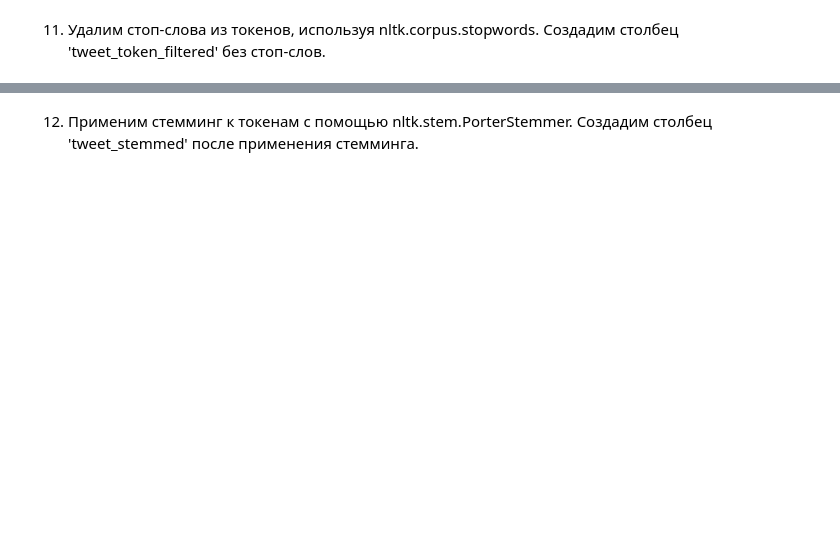
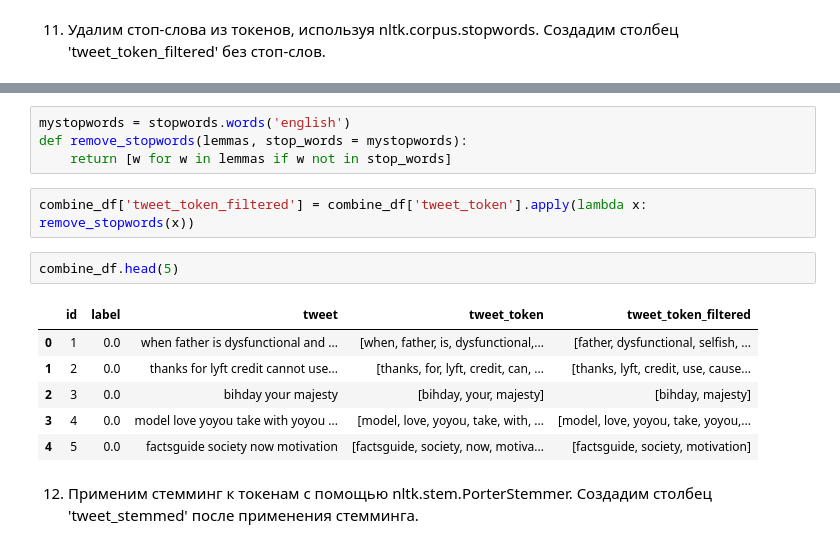
Before and after one commit to djo1006/Introduction-to-Natural-Language-Processing, a Jupyter notebook: hw_les_1/hw_lesson_1.ipynb, the cells around one changed output, grey strips where cells are left out. Saved outputs shown, nothing was run; the diff lists cells and outputs as text; blank space fills up the shorter version.

```diff
--- a/hw_les_1/hw_lesson_1.ipynb
+++ b/hw_les_1/hw_lesson_1.ipynb
@@ -415,2 +451,17 @@ combine_df.loc[5]["tweet"]
+# %%
+mystopwords = stopwords.words('english')
+def remove_stopwords(lemmas, stop_words = mystopwords):
+    return [w for w in lemmas if w not in stop_words]
+# %%
+combine_df['tweet_token_filtered'] = combine_df['tweet_token'].apply(lambda x: remove_stopwords(x))
+# %%
+combine_df.head(5)
+# %% [output]
+|  | id | label | tweet | tweet_token | tweet_token_filtered |
+| 0 | 1 | 0.0 | when father is dysfunctional and ... | [when, father, is, dysfunctional,... | [father, dysfunctional, selfish, ... |
+| 1 | 2 | 0.0 | thanks for lyft credit cannot use... | [thanks, for, lyft, credit, can, ... | [thanks, lyft, credit, use, cause... |
+| 2 | 3 | 0.0 | bihday your majesty | [bihday, your, majesty] | [bihday, majesty] |
+| 3 | 4 | 0.0 | model love yoyou take with yoyou ... | [model, love, yoyou, take, with, ... | [model, love, yoyou, take, yoyou,... |
+| 4 | 5 | 0.0 | factsguide society now motivation | [factsguide, society, now, motiva... | [factsguide, society, motivation] |
 # %% [markdown]
 12. Применим стемминг к токенам с помощью nltk.stem.PorterStemmer. Создадим столбец 'tweet_stemmed' после применения стемминга.
```
Also changed, not shown: parts of 14 cells of this notebook.
